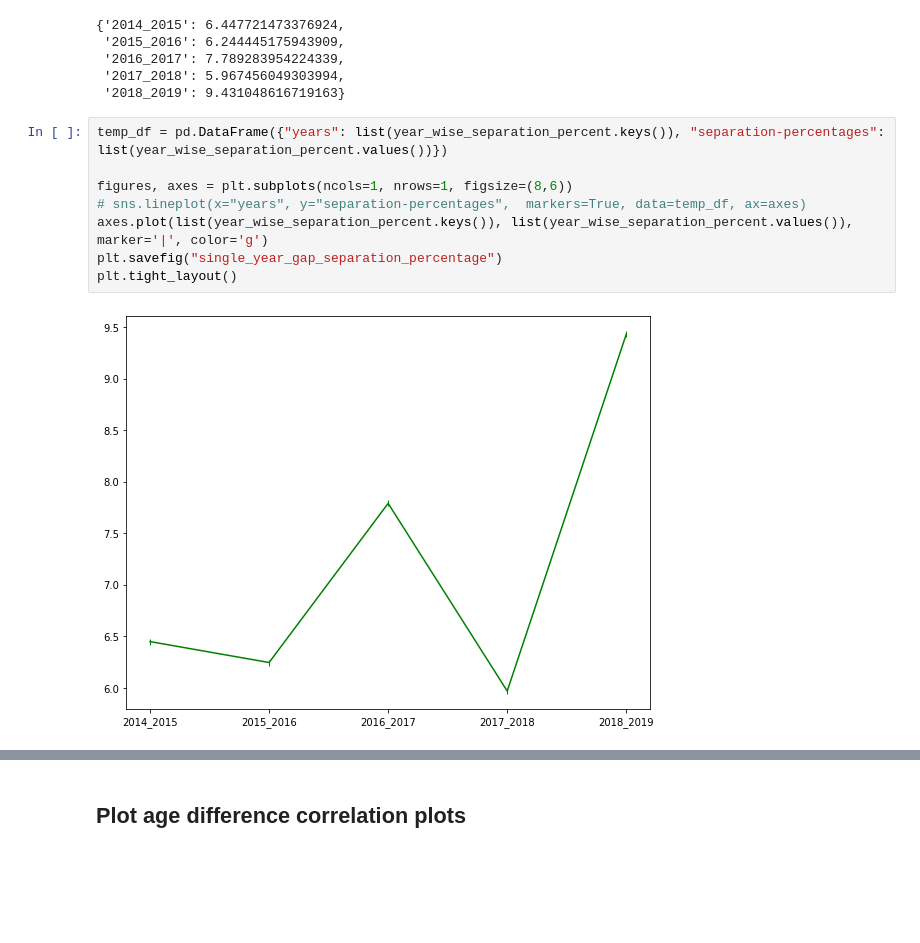
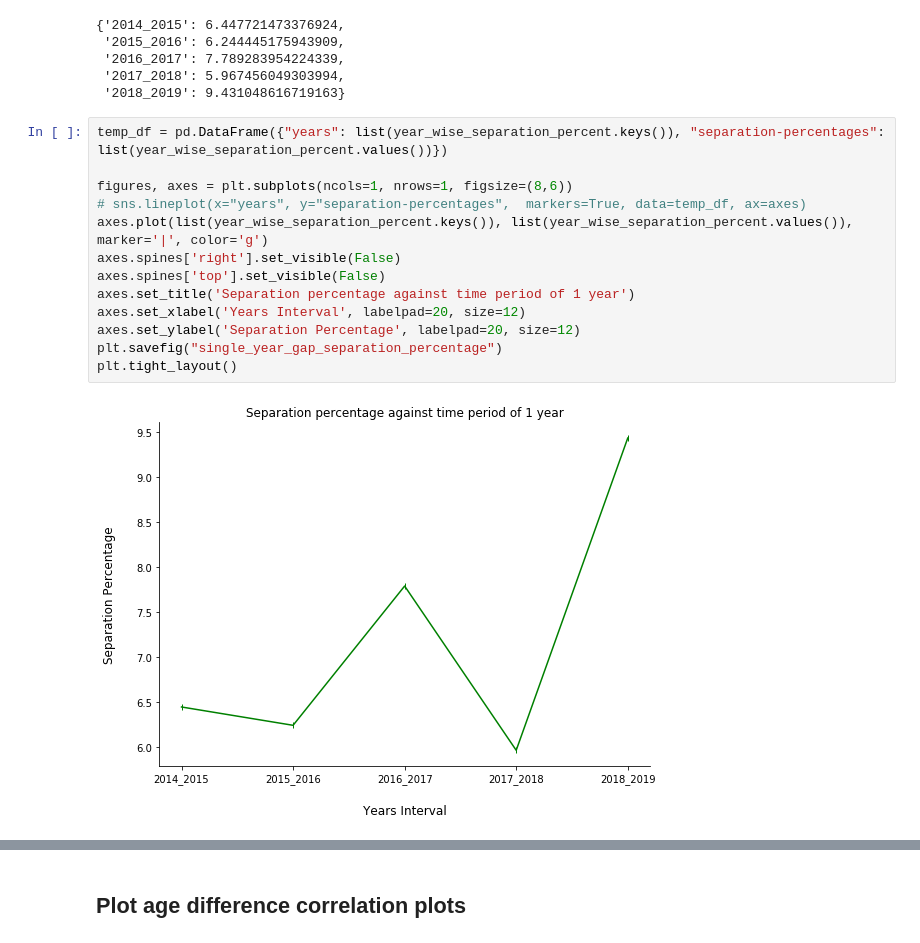
Before and after one commit to ParasAvkirkar/PoliticalPolarizationAndMarriage, a Jupyter notebook: plottingScripts.ipynb, the cells around one changed output, grey strips where cells are left out. Saved outputs shown, nothing was run; the diff lists cells and outputs as text; blank space fills up the shorter version.

```diff
--- a/plottingScripts.ipynb
+++ b/plottingScripts.ipynb
@@ -94,13 +94,18 @@ year_wise_separation_percent
 # %%
 temp_df = pd.DataFrame({"years": list(year_wise_separation_percent.keys()), "separation-percentages": list(year_wise_separation_percent.values())})
 
 figures, axes = plt.subplots(ncols=1, nrows=1, figsize=(8,6))
 # sns.lineplot(x="years", y="separation-percentages",  markers=True, data=temp_df, ax=axes)
 axes.plot(list(year_wise_separation_percent.keys()), list(year_wise_separation_percent.values()), marker='|', color='g')
+axes.spines['right'].set_visible(False)
+axes.spines['top'].set_visible(False)
+axes.set_title('Separation percentage against time period of 1 year')
+axes.set_xlabel('Years Interval', labelpad=20, size=12)
+axes.set_ylabel('Separation Percentage', labelpad=20, size=12)
 plt.savefig("single_year_gap_separation_percentage")
 plt.tight_layout()
 # %% [output]
-[figure, old version]
+[figure, new version]
 # %%
 df = None
 years = []
```
Also changed, not shown: parts of 9 cells of this notebook, 6 other files.
